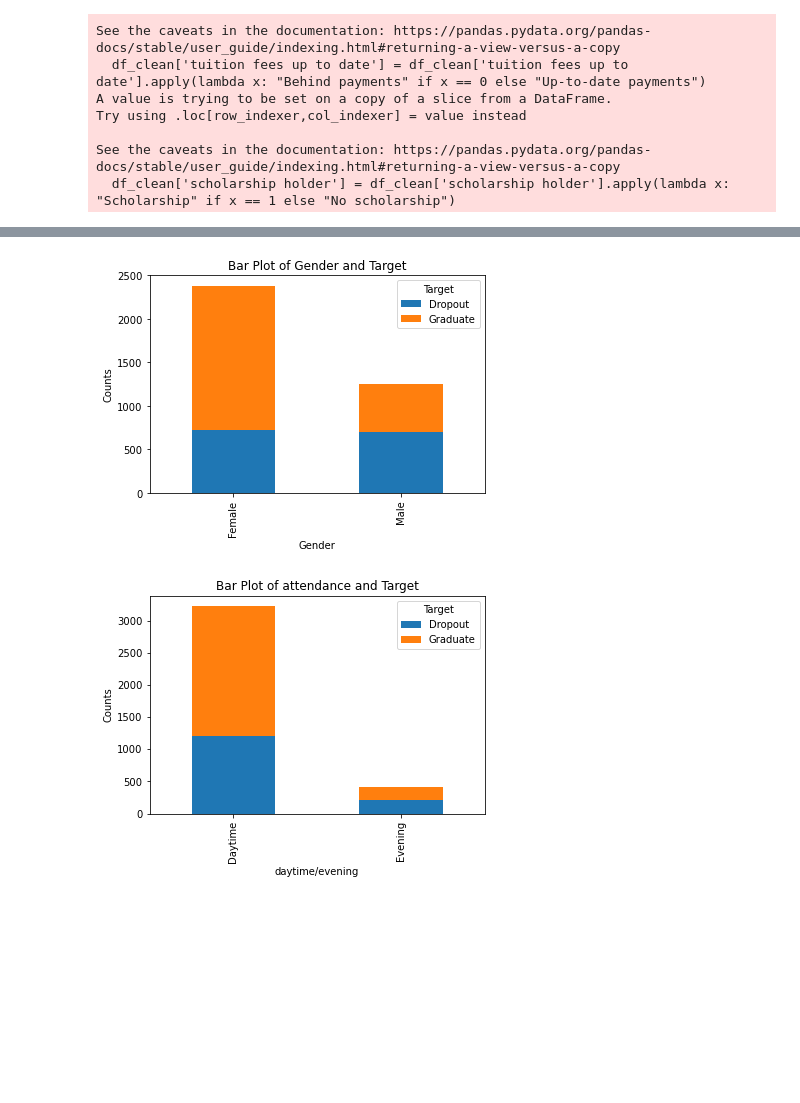
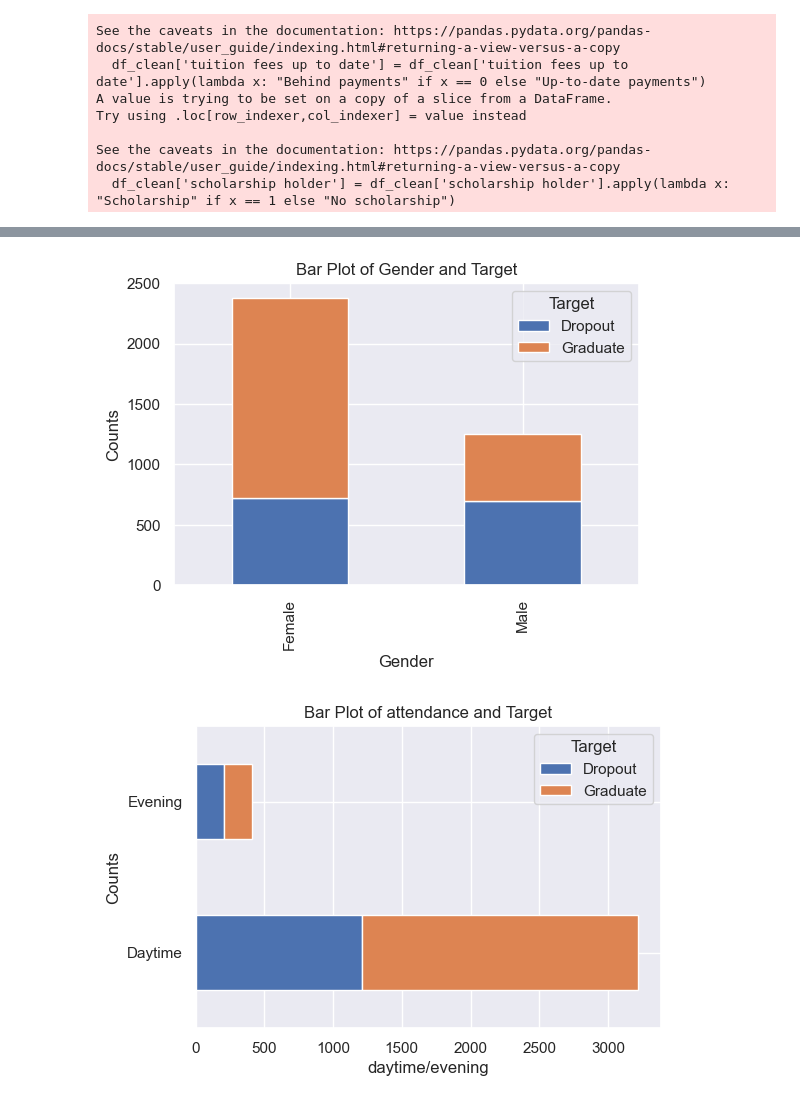
Before and after one commit to josecastillofl/Capstone_students_dropout_prediction, a Jupyter notebook: EDA.ipynb, the cells around one changed output, grey strips where cells are left out. Cells and saved outputs as stored; diff of their text form; code cells hidden in the pictures; blank space fills up the shorter version.

```diff
--- a/EDA.ipynb
+++ b/EDA.ipynb
@@ -3,6 +3,8 @@ import pandas as pd
 import numpy as np
 import matplotlib.pyplot as plt
 import seaborn as sns
+# %%
+sns.set(rc={"figure.dpi":100, 'savefig.dpi':200})
 # %%
 # Load the DataFrame from a file
 df = pd.read_csv('data/new_df.csv')
@@ -82,18 +104,18 @@ plt.title('Bar Plot of Gender and Target')
 plt.legend(title='Target')
 plt.show()
 # %% [output]
-[figure, old version]
+[figure, new version]
 # %%
 counts = df_clean.groupby(['daytime/evening attendance', 'target']).size().reset_index(name='Counts')
 counts = counts.pivot(index='daytime/evening attendance', columns='target', values='Counts')
-counts.plot.bar(stacked=True)
+counts.plot.barh(stacked=True)
 plt.xlabel('daytime/evening')
 plt.ylabel('Counts')
 plt.title('Bar Plot of attendance and Target')
 plt.legend(title='Target')
 plt.show()
 # %% [output]
-[figure, old version]
+[figure, new version]
 # %%
 counts = df_clean.groupby(['displaced', 'target']).size().reset_index(name='Counts')
 counts = counts.pivot(index='displaced', columns='target', values='Counts')
```
Also changed, not shown: parts of 14 cells of this notebook.
